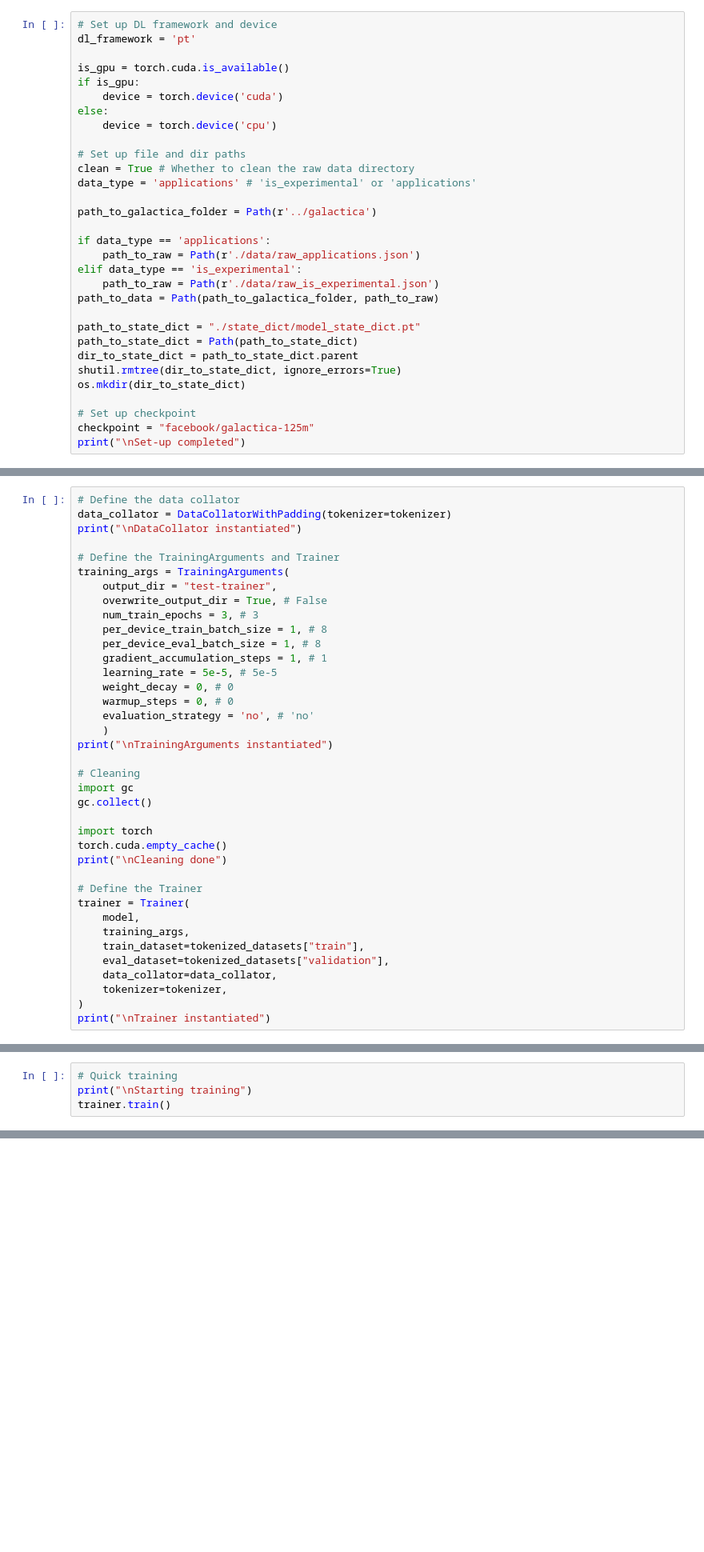
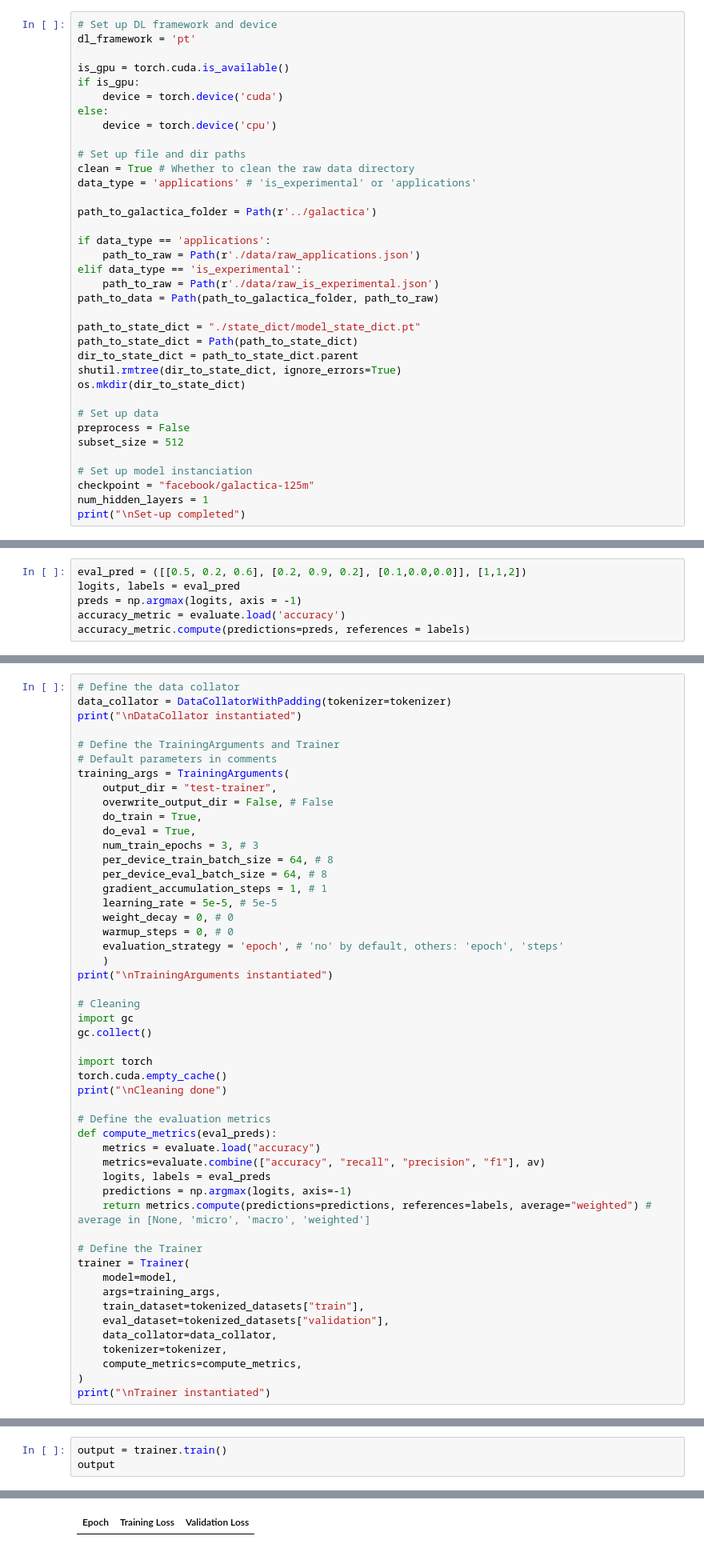
Before and after one commit to Checkpoint-89/llm, a Jupyter notebook: galactica/galactica.ipynb, the cells around one changed output, grey strips where cells are left out. Shown at 80% size. Saved outputs shown, nothing was run; the diff lists cells and outputs as text; blank space fills up the shorter version.

Commit message:
In progress: bug with evaluate

```diff
--- a/galactica/galactica.ipynb
+++ b/galactica/galactica.ipynb
@@ -47,6 +49,11 @@ dir_to_state_dict = path_to_state_dict.parent
 shutil.rmtree(dir_to_state_dict, ignore_errors=True)
 os.mkdir(dir_to_state_dict)
 
-# Set up checkpoint
+# Set up data
+preprocess = False
+subset_size = 512
+
+# Set up model instanciation
 checkpoint = "facebook/galactica-125m"
+num_hidden_layers = 1
 print("\nSet-up completed")
@@ -114,2 +179,8 @@ print("\nTokenized datasets: ", tokenized_datasets)
 # %% [markdown]
 #### Define the training parameters
+# %%
+eval_pred = ([[0.5, 0.2, 0.6], [0.2, 0.9, 0.2], [0.1,0.0,0.0]], [1,1,2])
+logits, labels = eval_pred
+preds = np.argmax(logits, axis = -1)
+accuracy_metric = evaluate.load('accuracy')
+accuracy_metric.compute(predictions=preds, references = labels)
@@ -119,17 +221,20 @@ data_collator = DataCollatorWithPadding(tokenizer=tokenizer)
 print("\nDataCollator instantiated")
 
 # Define the TrainingArguments and Trainer
+# Default parameters in comments
 training_args = TrainingArguments(
     output_dir = "test-trainer",
-    overwrite_output_dir = True, # False
+    overwrite_output_dir = False, # False
+    do_train = True,
+    do_eval = True,
     num_train_epochs = 3, # 3
-    per_device_train_batch_size = 1, # 8
-    per_device_eval_batch_size = 1, # 8
+    per_device_train_batch_size = 64, # 8
+    per_device_eval_batch_size = 64, # 8
     gradient_accumulation_steps = 1, # 1
     learning_rate = 5e-5, # 5e-5
     weight_decay = 0, # 0
     warmup_steps = 0, # 0
-    evaluation_strategy = 'no', # 'no'
+    evaluation_strategy = 'epoch', # 'no' by default, others: 'epoch', 'steps'
     )
 print("\nTrainingArguments instantiated")
 
@@ -141,13 +246,22 @@ import torch
 torch.cuda.empty_cache()
 print("\nCleaning done")
 
+# Define the evaluation metrics
+def compute_metrics(eval_preds):
+    metrics = evaluate.load("accuracy")
+    metrics=evaluate.combine(["accuracy", "recall", "precision", "f1"], av)
+    logits, labels = eval_preds
+    predictions = np.argmax(logits, axis=-1)
+    return metrics.compute(predictions=predictions, references=labels, average="weighted") # average in [None, 'micro', 'macro', 'weighted']
+
 # Define the Trainer
 trainer = Trainer(
-    model,
-    training_args,
+    model=model,
+    args=training_args,
     train_dataset=tokenized_datasets["train"],
     eval_dataset=tokenized_datasets["validation"],
     data_collator=data_collator,
     tokenizer=tokenizer,
+    compute_metrics=compute_metrics,
 )
 print("\nTrainer instantiated")
@@ -154,6 +276,6 @@ print("\nTrainer instantiated")
 # %% [markdown]
 #### Train
-# %%
-# Quick training
-print("\nStarting training")
-trainer.train()
+# %%
+output = trainer.train()
+output
+# %% [output]
@@ -159,0 +283 @@ trainer.train()
+| Epoch | Training Loss | Validation Loss |
```
Also changed, not shown: parts of 8 cells of this notebook, 3 other files.
